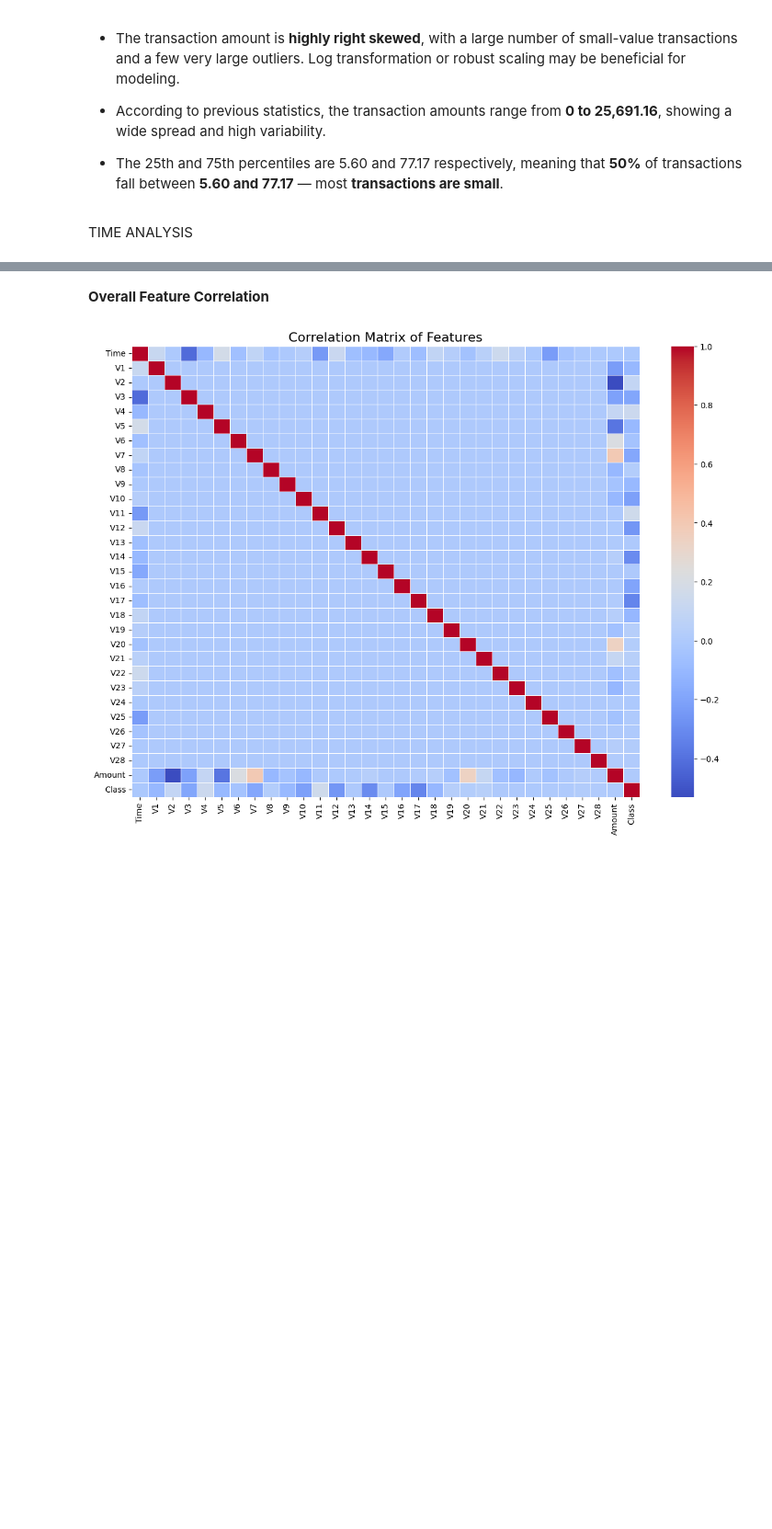
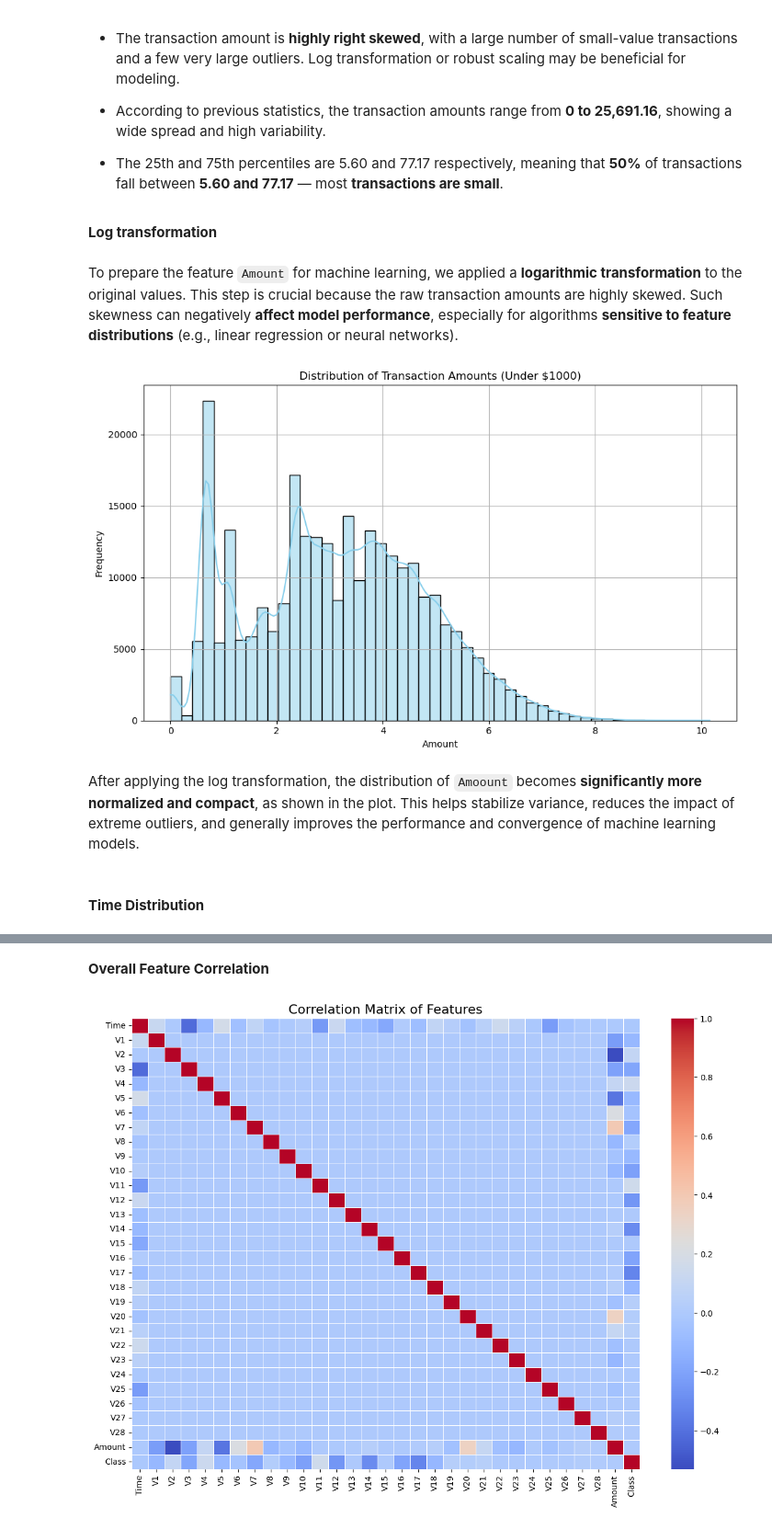
Before and after one commit to Geethika2506/Machine-Learning-final-project, a Jupyter notebook: Final_project.ipynb, the cells around one changed output, grey strips where cells are left out. Shown at 92% size. Saved outputs shown, nothing was run; the diff lists cells and outputs as text; code cells hidden in the pictures; blank space fills up the shorter version.

Commit message:
add feature transformation, time analysis, onehot encode and class imbalance

```diff
--- a/Final_project.ipynb
+++ b/Final_project.ipynb
@@ -22,5 +20,5 @@ import pandas as pd
 # %%
-file_path = r"C:\Users\Meher\yeartwo\Machinelearningfinal\creditcard.csv"
+file_path = r"D:\交流交换\MLF\creditcard.csv"
 # %%
 df = pd.read_csv(file_path)
 # %%
@@ -210,8 +172,30 @@ plt.show()
 - According to previous statistics, the transaction amounts range from **0 to 25,691.16**, showing a wide spread and high variability.
 
 - The 25th and 75th percentiles are 5.60 and 77.17 respectively, meaning that **50%** of transactions fall between **5.60 and 77.17** — most **transactions are small**.
+# %% [markdown]
+**Log transformation**
+# %% [markdown]
+To prepare the feature `Amount` for machine learning, we applied a **logarithmic transformation** to the original values. This step is crucial because the raw transaction amounts are highly skewed. Such skewness can negatively **affect model performance**, especially for algorithms **sensitive to feature distributions** (e.g., linear regression or neural networks).
+# %%
+df['Amount'] = np.log1p(df['Amount'])
+# %%
+# Filter to focus on more common transaction sizes
+filtered_amount = df[df['Amount'] < 1000]
+
+plt.figure(figsize=(10, 6))
+sns.histplot(filtered_amount['Amount'], bins=50, kde=True, color='skyblue')
+plt.title('Distribution of Transaction Amounts (Under $1000)')
+plt.xlabel('Amount')
+plt.ylabel('Frequency')
+plt.grid(True)
+plt.tight_layout()
+plt.show()
+# %% [output]
+[figure, added]
+# %% [markdown]
+After applying the log transformation, the distribution of `Amoount` becomes **significantly more normalized and compact**, as shown in the plot. This helps stabilize variance, reduces the impact of extreme outliers, and generally improves the performance and convergence of machine learning models.
 # %% [markdown]
-TIME ANALYSIS
+#### **Time Distribution**
 # %%
 # Analyze Time feature
 plt.figure(figsize=(10, 6))
```
Also changed, not shown: parts of 57 cells of this notebook.
